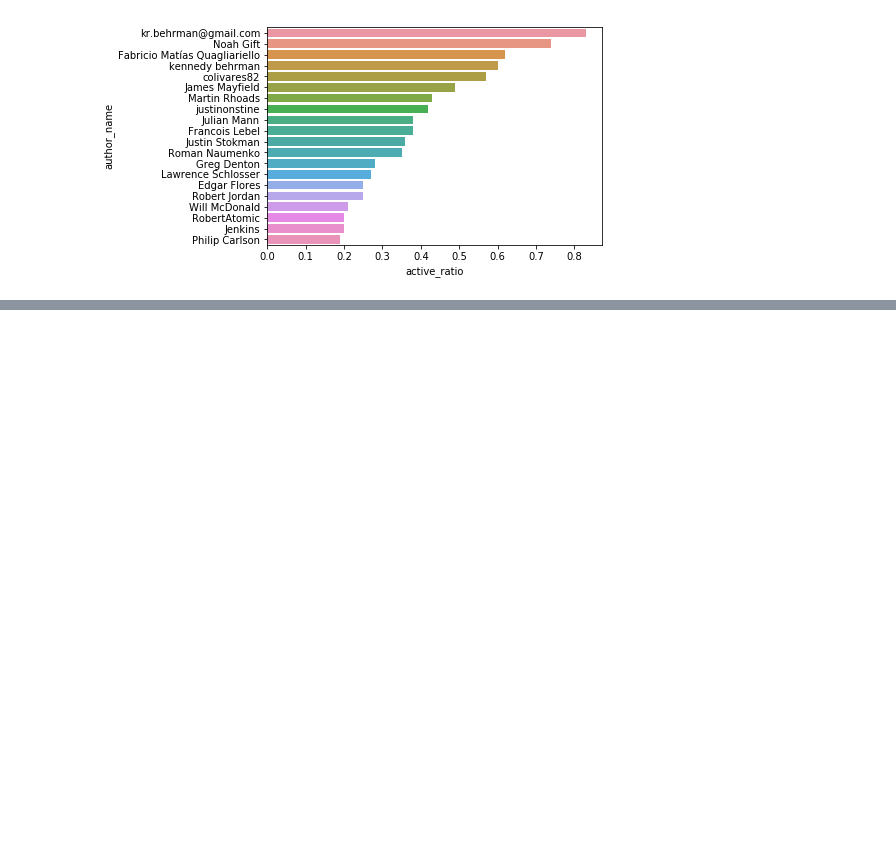
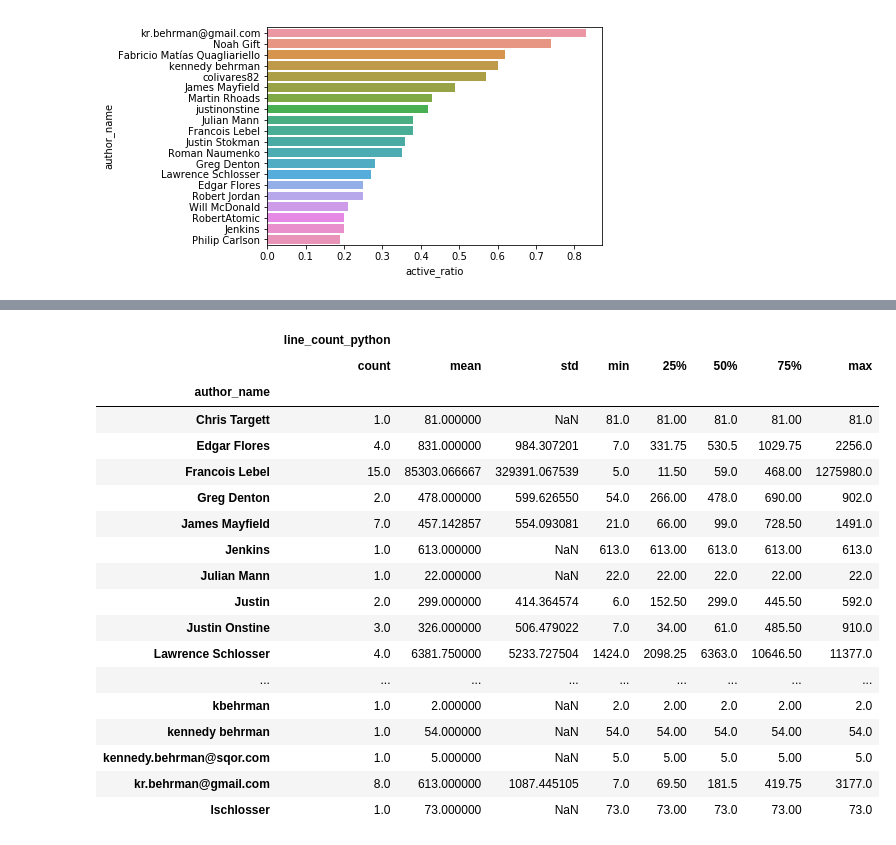
Before and after one commit to noahgift/devml, a Jupyter notebook: notebooks/github_data_exploration-conductor.ipynb, the cells around one changed output, grey strips where cells are left out. Saved outputs shown, nothing was run; the diff lists cells and outputs as text; code cells hidden in the pictures; blank space fills up the shorter version.

```diff
--- a/notebooks/github_data_exploration-conductor.ipynb
+++ b/notebooks/github_data_exploration-conductor.ipynb
@@ -180,3 +180,6 @@ sns.barplot(y="author_name", x="active_ratio", data=df4.head(20))
 # %% [output]
 <matplotlib.axes._subplots.AxesSubplot at 0x...>
 [figure]
+# %%
+from devml import code_counts
+counts_df = code_counts.create_org_df("/Users/noahgift/Desktop/AtomicConductor")
@@ -182,0 +204,22 @@ sns.barplot(y="author_name", x="active_ratio", data=df4.head(20))
+# %%
+counts_df.groupby("author_name").describe()
+# %% [output]
+|  | line_count_python |  |  |  |  |  |  |  |
+|  | count | mean | std | min | 25% | 50% | 75% | max |
+| author_name |  |  |  |  |  |  |  |  |
+| Chris Targett | 1.0 | 81.000000 | NaN | 81.0 | 81.00 | 81.0 | 81.00 | 81.0 |
+| Edgar Flores | 4.0 | 831.000000 | 984.307201 | 7.0 | 331.75 | 530.5 | 1029.75 | 2256.0 |
+| Francois Lebel | 15.0 | 85303.066667 | 329391.067539 | 5.0 | 11.50 | 59.0 | 468.00 | 1275980.0 |
+| Greg Denton | 2.0 | 478.000000 | 599.626550 | 54.0 | 266.00 | 478.0 | 690.00 | 902.0 |
+| James Mayfield | 7.0 | 457.142857 | 554.093081 | 21.0 | 66.00 | 99.0 | 728.50 | 1491.0 |
+| Jenkins | 1.0 | 613.000000 | NaN | 613.0 | 613.00 | 613.0 | 613.00 | 613.0 |
+| Julian Mann | 1.0 | 22.000000 | NaN | 22.0 | 22.00 | 22.0 | 22.00 | 22.0 |
+| Justin | 2.0 | 299.000000 | 414.364574 | 6.0 | 152.50 | 299.0 | 445.50 | 592.0 |
+| Justin Onstine | 3.0 | 326.000000 | 506.479022 | 7.0 | 34.00 | 61.0 | 485.50 | 910.0 |
+| Lawrence Schlosser | 4.0 | 6381.750000 | 5233.727504 | 1424.0 | 2098.25 | 6363.0 | 10646.50 | 11377.0 |
+| ... | ... | ... | ... | ... | ... | ... | ... | ... |
+| kbehrman | 1.0 | 2.000000 | NaN | 2.0 | 2.00 | 2.0 | 2.00 | 2.0 |
+| kennedy behrman | 1.0 | 54.000000 | NaN | 54.0 | 54.00 | 54.0 | 54.00 | 54.0 |
+| kennedy.behrman@sqor.com | 1.0 | 5.000000 | NaN | 5.0 | 5.00 | 5.0 | 5.00 | 5.0 |
+| kr.behrman@gmail.com | 8.0 | 613.000000 | 1087.445105 | 7.0 | 69.50 | 181.5 | 419.75 | 3177.0 |
+| lschlosser | 1.0 | 73.000000 | NaN | 73.0 | 73.00 | 73.0 | 73.00 | 73.0 |
```
Also changed, not shown: parts of 19 cells of this notebook, 2 other files.
